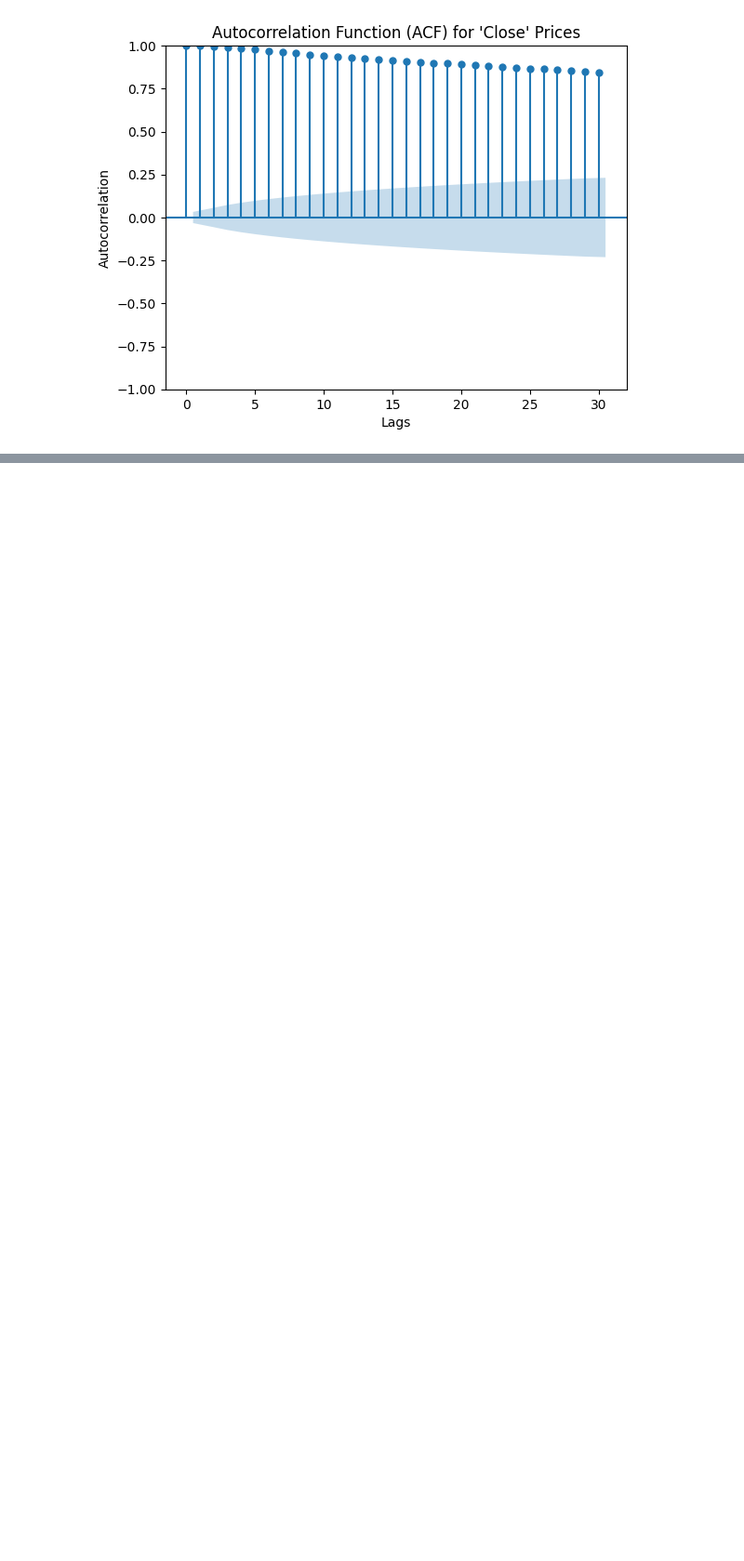
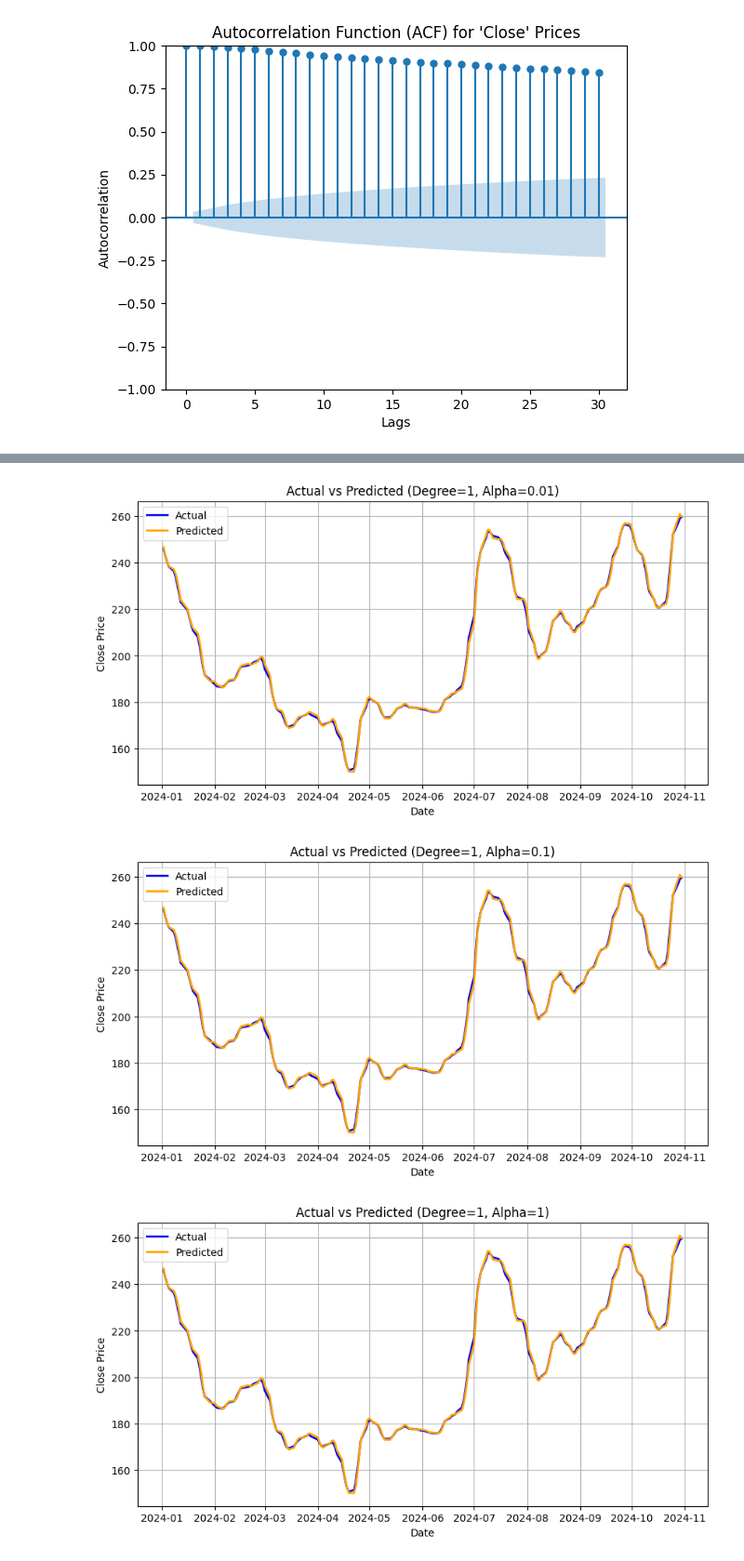
Before and after one commit to miltiadiss/CEID_NE5237-Decision-Theory, a Jupyter notebook: TSLA_stock_price_prediction.ipynb, the cells around one changed output, grey strips where cells are left out. Shown at 93% size. Saved outputs shown, nothing was run; the diff lists cells and outputs as text; code cells hidden in the pictures; blank space fills up the shorter version.

```diff
--- a/TSLA_stock_price_prediction.ipynb
+++ b/TSLA_stock_price_prediction.ipynb
@@ -200,0 +278,80 @@ Close_t = 0.7880 + (1.9375) * close_t-1 + (-0.9399) * close_t-2
+# %%
+import pandas as pd
+import numpy as np
+import matplotlib.pyplot as plt
+from sklearn.linear_model import Lasso
+from sklearn.preprocessing import PolynomialFeatures
+from sklearn.metrics import mean_squared_error, mean_absolute_error
+
+# Create a function that trains and evaluates the model for different amounts
+# of lagged features and different DataFrames
+def L1_polynomial_regression_model(N, data, max_degree=3, alpha_values=[0.01, 0.1, 1, 10]):
+    # Create N lagged features
+    for i in range(1, N + 1):
+        data[f'close_t-{i}'] = data['Close'].shift(i)
+
+    # Drop NaN values
+    data.dropna(inplace=True)
+
+    # Create training set and validation set
+    train_data = data[data['Date'] < '2024-01-01']  # Use previous years for training
+    validation_data = data[data['Date'] >= '2024-01-01']  # Use year 2024 for validation
+
+    # Prepare features (X) and target (y) for training and validation
+    X_train = train_data[[f'close_t-{i}' for i in range(1, N + 1)]]
+    y_train = train_data['Close']
+    X_val = validation_data[[f'close_t-{i}' for i in range(1, N + 1)]]
+    y_val = validation_data['Close']
+
+    results = []
+
+    # Loop over different polynomial degrees
+    for degree in range(1, max_degree + 1):
+        # Create polynomial features
+        poly = PolynomialFeatures(degree=degree)
+        X_poly_train = poly.fit_transform(X_train)
+        X_poly_val = poly.transform(X_val)
+
+        # Evaluate Lasso for different alpha values
+        for alpha in alpha_values:
+            lasso = Lasso(alpha=alpha)
+            lasso.fit(X_poly_train, y_train)
+            y_pred_lasso = lasso.predict(X_poly_val)
+            lasso_mse = mean_squared_error(y_val, y_pred_lasso)
+            results.append(('Lasso', degree, alpha, lasso_mse))
+
+            # Plot actual vs predicted for each combination of degree and alpha
+            plt.figure(figsize=(10, 5))
+            plt.plot(validation_data['Date'], y_val, label='Actual', color='blue', linewidth=2)
+            plt.plot(validation_data['Date'], y_pred_lasso, label='Predicted', color='orange', linewidth=2)
+            plt.title(f'Actual vs Predicted (Degree={degree}, Alpha={alpha})')
+            plt.xlabel('Date')
+            plt.ylabel('Close Price')
+            plt.legend()
+            plt.grid(True)
+            plt.show()
+
+    # Convert results to DataFrame for easier analysis
+    results_df = pd.DataFrame(results, columns=['Model', 'Degree', 'Alpha', 'MSE'])
+    print(results_df)
+
+    # Plotting the results
+    plt.figure(figsize=(12, 6))
+    for model in results_df['Model'].unique():
+        subset = results_df[results_df['Model'] == model]
+        plt.plot(subset['Degree'], subset['MSE'], marker='o', label=model)
+
+    plt.title('MSE vs Polynomial Degree for Lasso')
+    plt.xlabel('Polynomial Degree')
+    plt.ylabel('Mean Squared Error (MSE)')
+    plt.xticks(range(1, max_degree + 1))
+    plt.legend()
+    plt.grid(True)
+    plt.show()
+
+# Example usage
+L1_polynomial_regression_model(6, df)  # Call the function with your DataFrame
+# %% [output]
+[figure, added]
+[figure, added]
+[figure, added]
```
Also changed, not shown: parts of 7 cells of this notebook.
